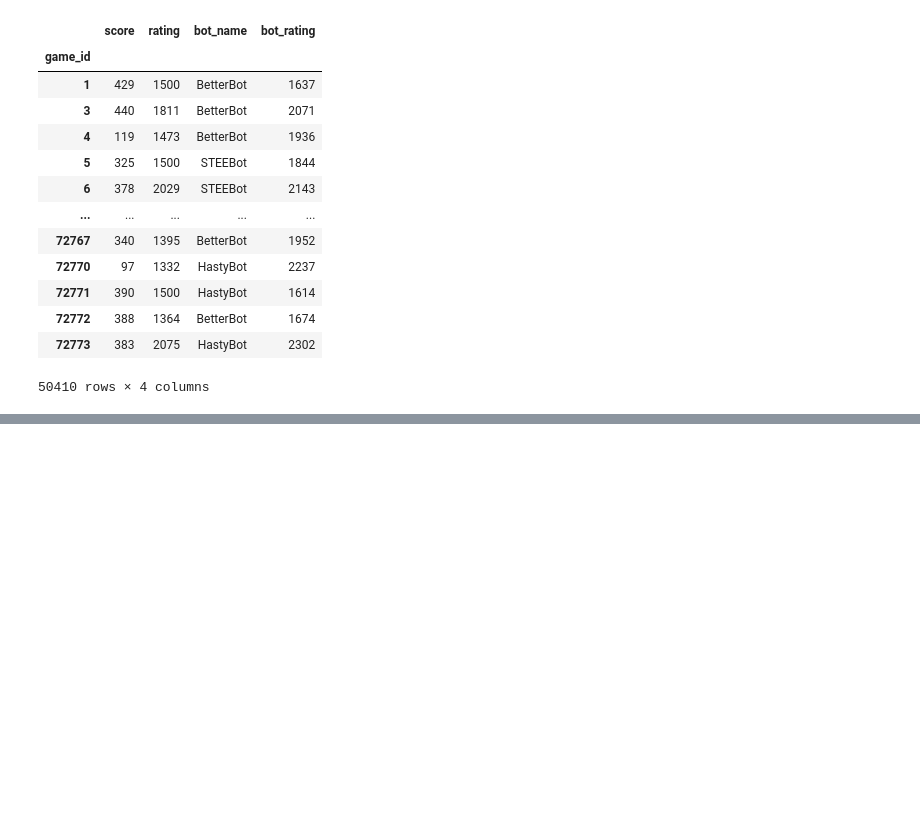
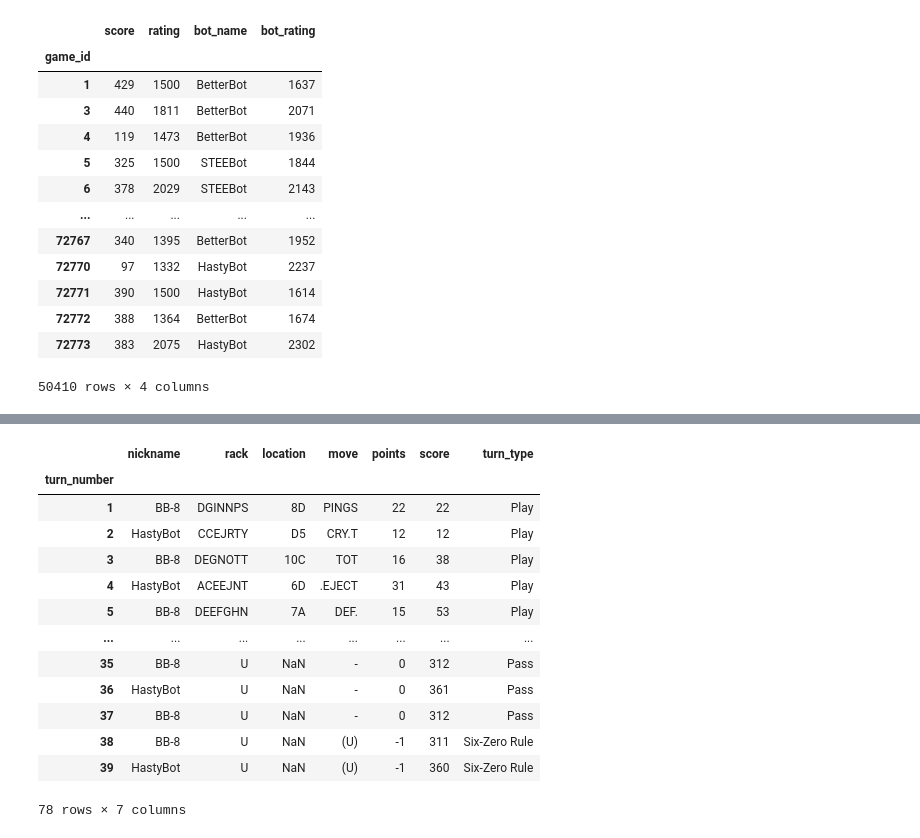
Before and after one commit to CatGuy1300/scrabble, a Jupyter notebook: notebooks/piping.ipynb, the cells around one changed output, grey strips where cells are left out. Saved outputs shown, nothing was run; the diff lists cells and outputs as text; code cells hidden in the pictures; blank space fills up the shorter version.

```diff
--- a/notebooks/piping.ipynb
+++ b/notebooks/piping.ipynb
@@ -101,0 +163,17 @@ See the caveats in the documentation: https://pandas.pydata.org/pandas-docs/stab
+# %%
+turns_seires[364]
+# %% [output]
+|  | nickname | rack | location | move | points | score | turn_type |
+| turn_number |  |  |  |  |  |  |  |
+| 1 | BB-8 | DGINNPS | 8D | PINGS | 22 | 22 | Play |
+| 2 | HastyBot | CCEJRTY | D5 | CRY.T | 12 | 12 | Play |
+| 3 | BB-8 | DEGNOTT | 10C | TOT | 16 | 38 | Play |
+| 4 | HastyBot | ACEEJNT | 6D | .EJECT | 31 | 43 | Play |
+| 5 | BB-8 | DEEFGHN | 7A | DEF. | 15 | 53 | Play |
+| ... | ... | ... | ... | ... | ... | ... | ... |
+| 35 | BB-8 | U | NaN | - | 0 | 312 | Pass |
+| 36 | HastyBot | U | NaN | - | 0 | 361 | Pass |
+| 37 | BB-8 | U | NaN | - | 0 | 312 | Pass |
+| 38 | BB-8 | U | NaN | (U) | -1 | 311 | Six-Zero Rule |
+| 39 | HastyBot | U | NaN | (U) | -1 | 360 | Six-Zero Rule |
+78 rows × 7 columns
```
Also changed, not shown: parts of 6 cells of this notebook, 7 other files.
